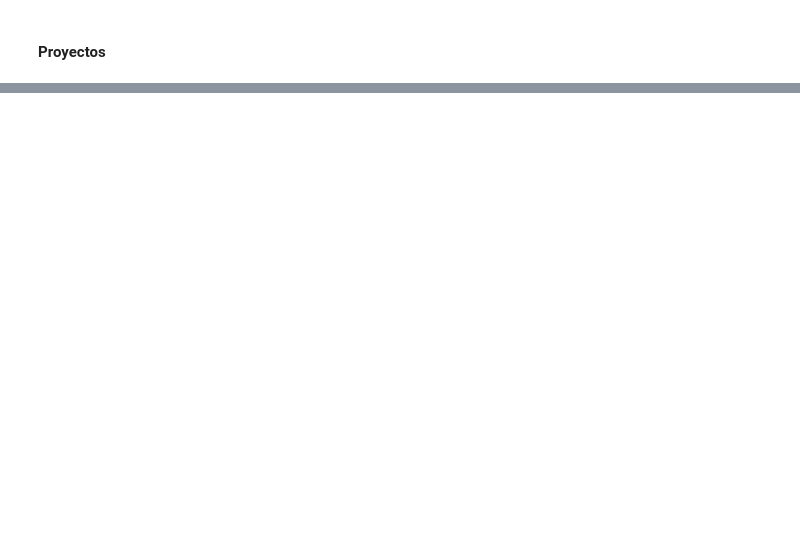
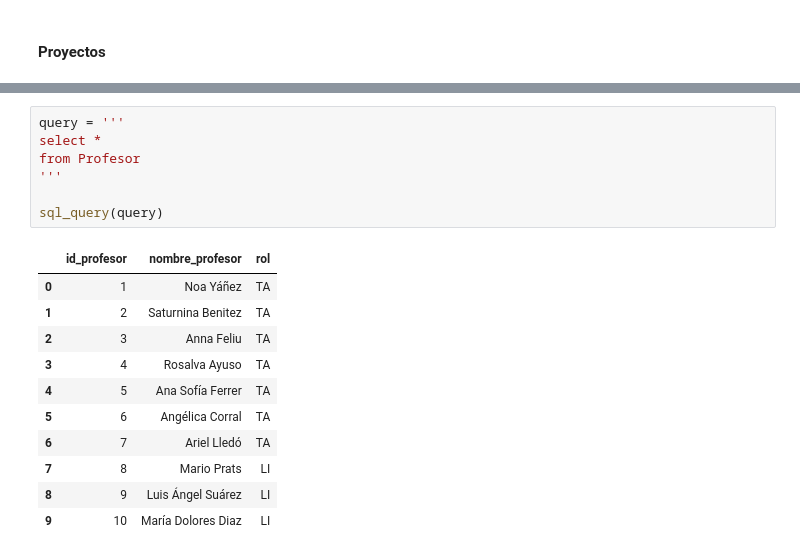
Before and after one commit to Meferal/Proyecto_SQL, a Jupyter notebook: Proyecto_SQL.ipynb, the cells around one changed output, grey strips where cells are left out. Cells and saved outputs as stored; diff of their text form; blank space fills up the shorter version.

```diff
--- a/Proyecto_SQL.ipynb
+++ b/Proyecto_SQL.ipynb
@@ -419,0 +625,19 @@ IntegrityError: NOT NULL constraint failed: Proyectos.id_alumno
+# %%
+query = '''
+select *
+from Profesor
+'''
+
+sql_query(query)
+# %% [output]
+|  | id_profesor | nombre_profesor | rol |
+| 0 | 1 | Noa Yáñez | TA |
+| 1 | 2 | Saturnina Benitez | TA |
+| 2 | 3 | Anna Feliu | TA |
+| 3 | 4 | Rosalva Ayuso | TA |
+| 4 | 5 | Ana Sofía Ferrer | TA |
+| 5 | 6 | Angélica Corral | TA |
+| 6 | 7 | Ariel Lledó | TA |
+| 7 | 8 | Mario Prats | LI |
+| 8 | 9 | Luis Ángel Suárez | LI |
+| 9 | 10 | María Dolores Diaz | LI |
```
Also changed, not shown: parts of 27 cells of this notebook, 2 other files.
